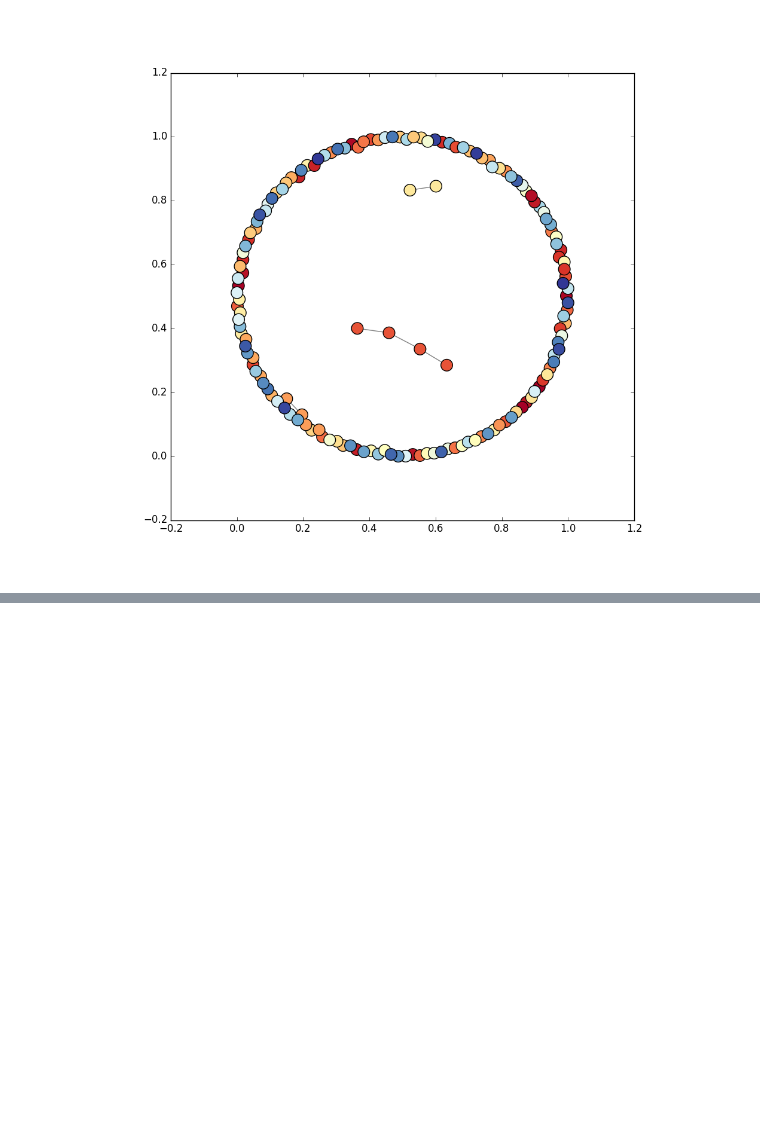
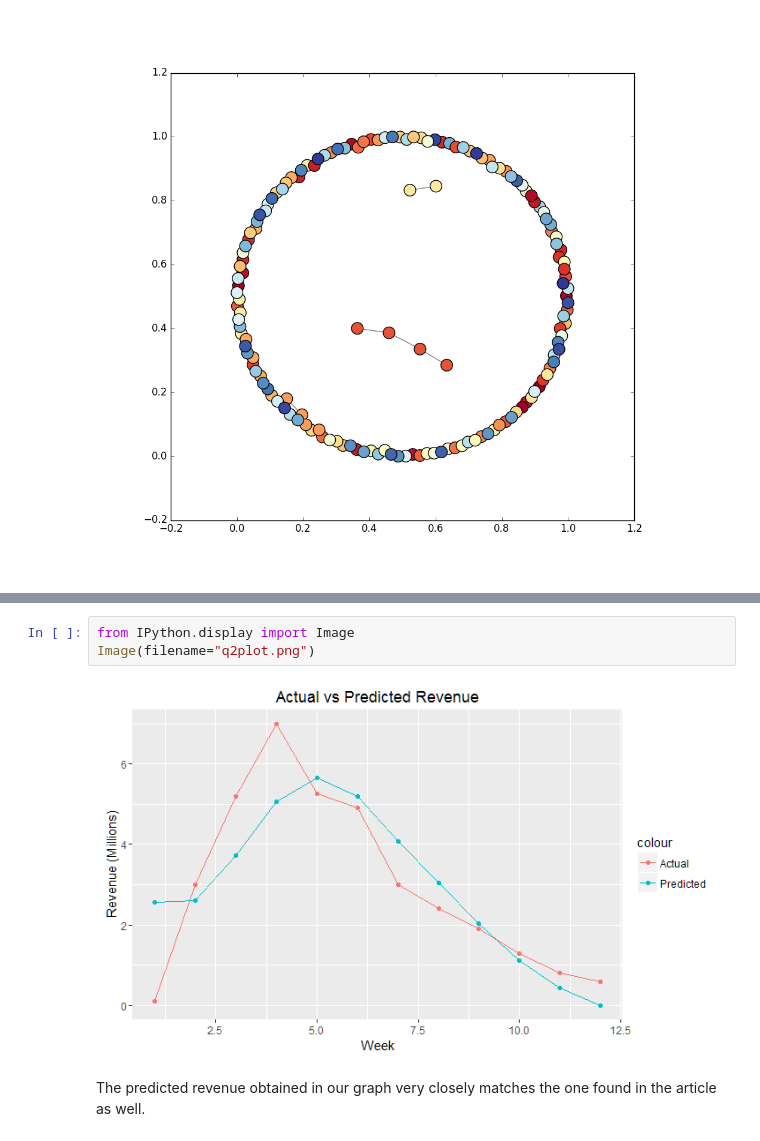
Before and after one commit to msa416/NetworkAnalytics_HW3, a Jupyter notebook: Atie_Miram_HW3.ipynb, the cells around one changed output, grey strips where cells are left out. Drawn from its saved outputs; the diff is of its cells as text; blank space fills up the shorter version.

```diff
--- a/Atie_Miram_HW3.ipynb
+++ b/Atie_Miram_HW3.ipynb
@@ -117,0 +166,7 @@ Image(filename="templecompany_households.png")
+# %%
+from IPython.display import Image
+Image(filename="q2plot.png")
+# %% [output]
+[figure, added]
+# %% [markdown]
+The predicted revenue obtained in our graph very closely matches the one found in the article as well.
```
Also changed, not shown: parts of 1 cell of this notebook, 1 other file.
